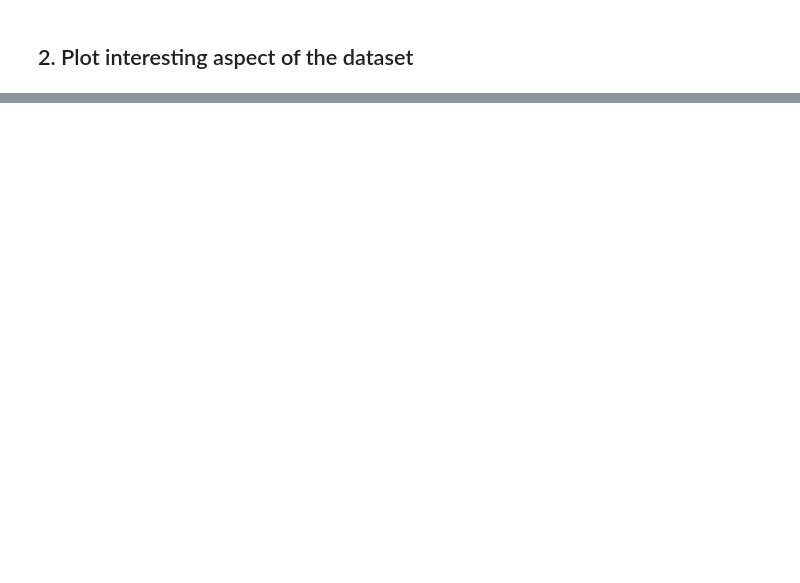
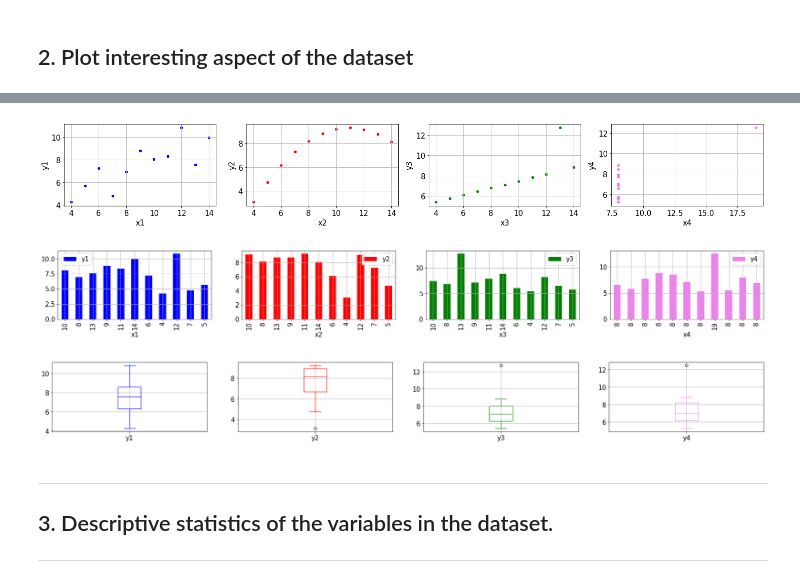
Before and after one commit to SomanathanSubramaniyan/Fundamentals-of-Data-Analysis, a Jupyter notebook: Assignment-2018-Anscombe.ipynb, the cells around one changed output, grey strips where cells are left out. Cells and saved outputs as stored; diff of their text form; code cells hidden in the pictures; blank space fills up the shorter version.

```diff
--- a/Assignment-2018-Anscombe.ipynb
+++ b/Assignment-2018-Anscombe.ipynb
@@ -20,3 +27,71 @@ Anscombe's quartet comprises four datasets that have nearly identical simple des
+# %%
+# import the Pandas
+# Load the Anscombe data into Pandas dataset
+import pandas as pd
+# import matplot library to show the graph
+from __future__ import division, print_function
+import matplotlib.pyplot as plt
+import pandas as pd
+import numpy as np
+
+# Set some parameters to apply to all plots. These can be overridden
+# in each plot if desired
+# Do not display top and right frame lines
+# Remove grid lines, # Set backgound color to white
+import matplotlib
+matplotlib.rc('font', size = 15)
+matplotlib.rc('axes.spines', top = True, right = True)
+matplotlib.rc('axes', grid = True)
+matplotlib.rc('axes', facecolor = 'white')
+
+# Read the data from the anscombe CSV file and create a data frame
+df = pd.read_csv(r"C:\Users\soman\Documents\Fundamentals-of-data-analysis\anscombe.csv")
+
+df['y1-avg'] = 7.500909
+
+# Plot the graph in the same row and size the each graph
+#plot the 3 graphs x1 Vs y1 , x2 Vs y2 and x3 Vs y3 by accessing the dataframe
+# SCATTER PLOT
+fig, axes = plt.subplots(ncols=4, figsize=(25,3))
+df.plot.scatter(x='x1', y='y1', color='Blue',ax=axes[0])
+df.plot.scatter(x='x2', y='y2', color='Red',ax=axes[1])
+df.plot.scatter(x='x3', y='y3', color='Green',ax=axes[2])
+df.plot.scatter(x='x4', y='y4', color='violet',ax=axes[3])
+
+#plot the graph
+plt.show()
+
+# BAR PLOT
+fig, axes = plt.subplots(ncols=4, figsize=(30,3))
+#plot the 3 graphs x1 Vs y1 , x2 Vs y2 and x3 Vs y3 by accessing the dataframe
+df.plot.bar(x='x1', y='y1', color='Blue',ax=axes[0])
+df.plot.bar(x='x2', y='y2', color='Red',ax=axes[1])
+df.plot.bar(x='x3', y='y3', color='Green',ax=axes[2])
+df.plot.bar(x='x4', y='y4', color='violet',ax=axes[3])
+
+
+# Show the plot
+plt.show()
+
+# BOX PLOT
+fig, axes = plt.subplots(ncols=4, figsize=(30,3))
+#plot the 3 graphs x1 Vs y1 , x2 Vs y2 and x3 Vs y3 by accessing the dataframe
+df.plot.box(x='x1', y='y1', color='Blue',ax=axes[0])
+df.plot.box(x='x2', y='y2', color='Red',ax=axes[1])
+df.plot.box(x='x3', y='y3', color='Green',ax=axes[2])
+df.plot.box(x='x4', y='y4', color='violet',ax=axes[3])
+
+
+# Show the plot
+plt.show()
+# %% [output]
+[figure, added]
+[figure, added]
+[figure, added]
+# %% [markdown]
+***
+## 3. Descriptive statistics of the variables in the dataset.
+***
 # %%
 # import the Pandas
 import pandas as pd
```
Also changed, not shown: parts of 9 cells of this notebook.
